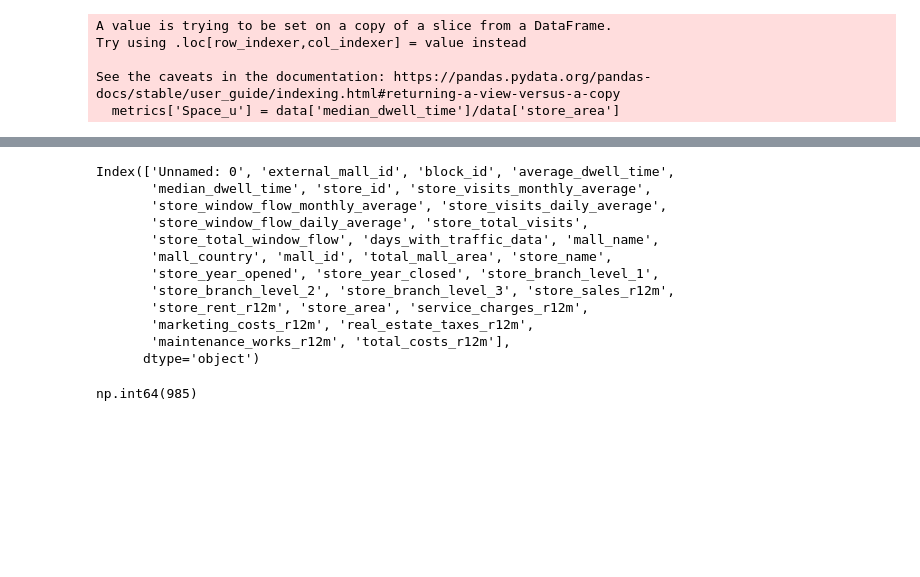
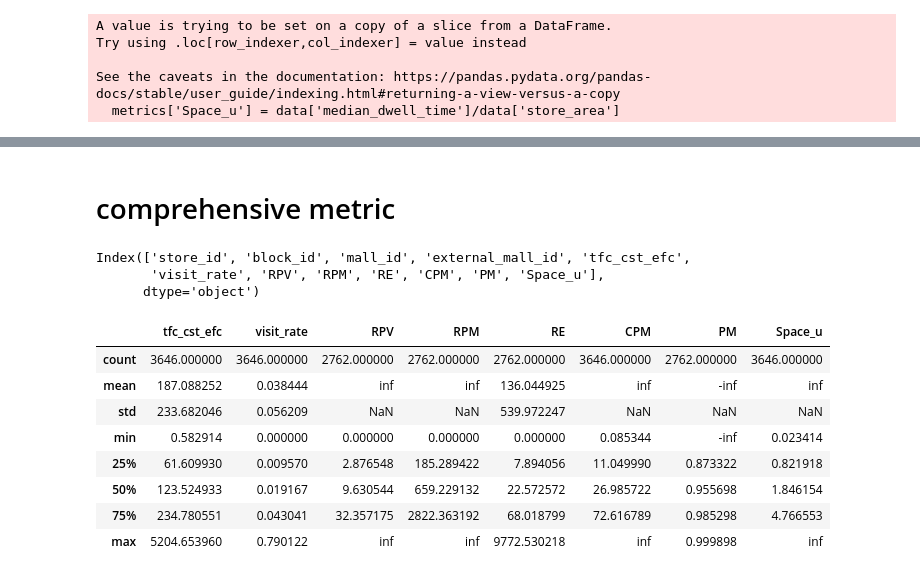
Before and after one commit to JokyHub/Data-Challenge-URW-HEC, a Jupyter notebook: notebooks/performance.ipynb, the cells around one changed output, grey strips where cells are left out. Drawn from its saved outputs; the diff is of its cells as text; code cells hidden in the pictures; blank space fills up the shorter version.

```diff
--- a/notebooks/performance.ipynb
+++ b/notebooks/performance.ipynb
@@ -197,20 +288,22 @@ Space_u                0
 dtype: int64
+# %% [markdown]
+# comprehensive metric
 # %%
-data.columns
+metrics.columns
 # %% [output]
-Index(['Unnamed: 0', 'external_mall_id', 'block_id', 'average_dwell_time',
-       'median_dwell_time', 'store_id', 'store_visits_monthly_average',
-       'store_window_flow_monthly_average', 'store_visits_daily_average',
-       'store_window_flow_daily_average', 'store_total_visits',
-       'store_total_window_flow', 'days_with_traffic_data', 'mall_name',
-       'mall_country', 'mall_id', 'total_mall_area', 'store_name',
-       'store_year_opened', 'store_year_closed', 'store_branch_level_1',
-       'store_branch_level_2', 'store_branch_level_3', 'store_sales_r12m',
-       'store_rent_r12m', 'store_area', 'service_charges_r12m',
-       'marketing_costs_r12m', 'real_estate_taxes_r12m',
-       'maintenance_works_r12m', 'total_costs_r12m'],
+Index(['store_id', 'block_id', 'mall_id', 'external_mall_id', 'tfc_cst_efc',
+       'visit_rate', 'RPV', 'RPM', 'RE', 'CPM', 'PM', 'Space_u'],
       dtype='object')
-# %%
-data['store_rent_r12m'].isna().sum()
-# %% [output]
-np.int64(985)
+# %%
+m_cols = ['tfc_cst_efc','visit_rate', 'RPV', 'RPM', 'RE', 'CPM', 'PM', 'Space_u']
+metrics[m_cols].describe()
+# %% [output]
+|  | tfc_cst_efc | visit_rate | RPV | RPM | RE | CPM | PM | Space_u |
+| count | 3646.000000 | 3646.000000 | 2762.000000 | 2762.000000 | 2762.000000 | 3646.000000 | 2762.000000 | 3646.000000 |
+| mean | 187.088252 | 0.038444 | inf | inf | 136.044925 | inf | -inf | inf |
+| std | 233.682046 | 0.056209 | NaN | NaN | 539.972247 | NaN | NaN | NaN |
+| min | 0.582914 | 0.000000 | 0.000000 | 0.000000 | 0.000000 | 0.085344 | -inf | 0.023414 |
+| 25% | 61.609930 | 0.009570 | 2.876548 | 185.289422 | 7.894056 | 11.049990 | 0.873322 | 0.821918 |
+| 50% | 123.524933 | 0.019167 | 9.630544 | 659.229132 | 22.572572 | 26.985722 | 0.955698 | 1.846154 |
+| 75% | 234.780551 | 0.043041 | 32.357175 | 2822.363192 | 68.018799 | 72.616789 | 0.985298 | 4.766553 |
+| max | 5204.653960 | 0.790122 | inf | inf | 9772.530218 | inf | 0.999898 | inf |
```
Also changed, not shown: parts of 35 cells of this notebook.
